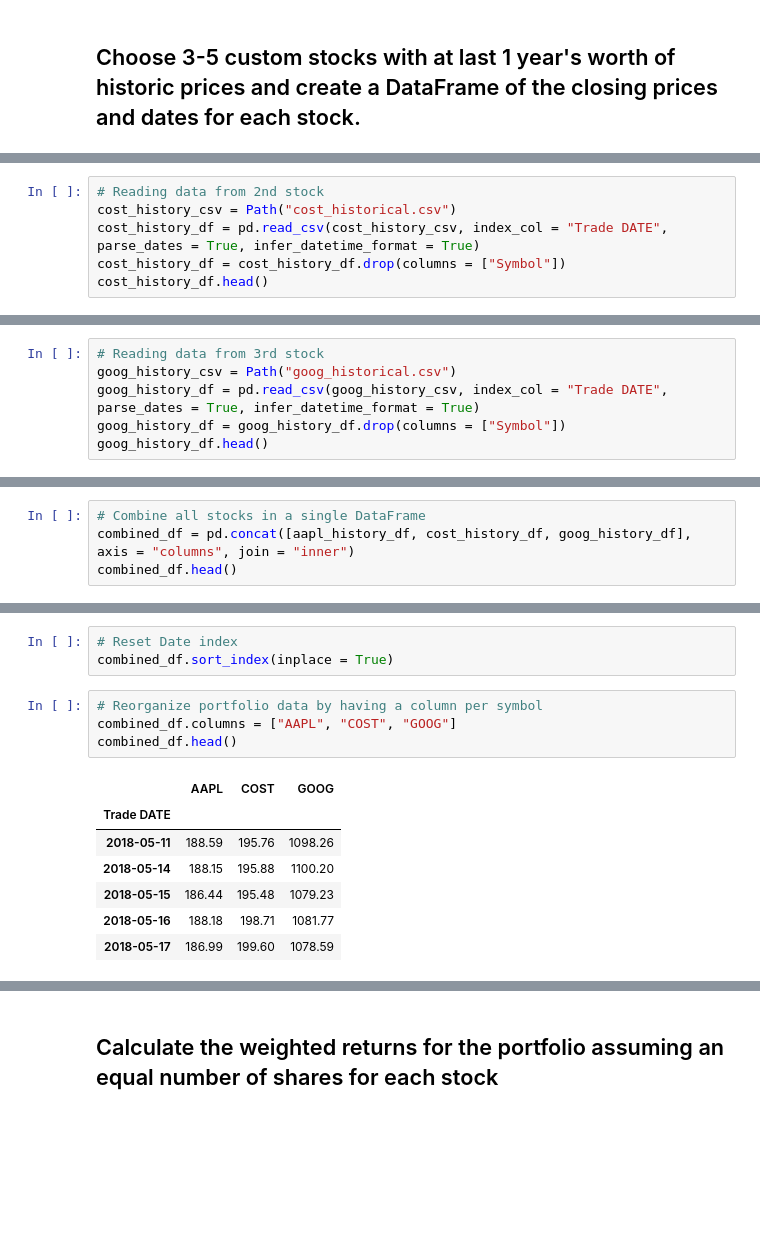
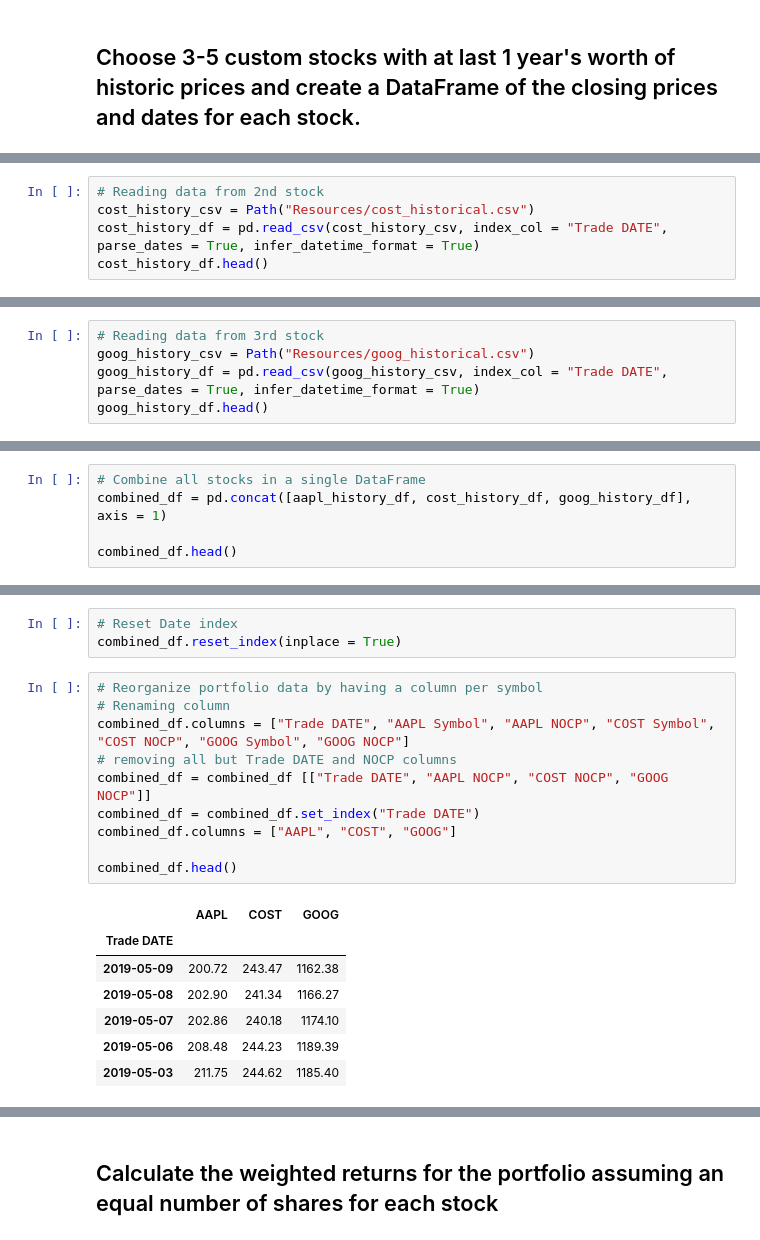
Before and after one commit to dxmolnar/Portfolio_Analysis, a Jupyter notebook: whale_analysis.ipynb, the cells around one changed output, grey strips where cells are left out. Cells and saved outputs as stored; diff of their text form; blank space fills up the shorter version.

```diff
--- a/whale_analysis.ipynb
+++ b/whale_analysis.ipynb
@@ -405,7 +441,6 @@ aapl_history_df.head()
 # %%
 # Reading data from 2nd stock
-cost_history_csv = Path("cost_historical.csv")
+cost_history_csv = Path("Resources/cost_historical.csv")
 cost_history_df = pd.read_csv(cost_history_csv, index_col = "Trade DATE", parse_dates = True, infer_datetime_format = True)
-cost_history_df = cost_history_df.drop(columns = ["Symbol"])
 cost_history_df.head()
 # %% [output]
@@ -419,7 +454,6 @@ cost_history_df.head()
 # %%
 # Reading data from 3rd stock
-goog_history_csv = Path("goog_historical.csv")
+goog_history_csv = Path("Resources/goog_historical.csv")
 goog_history_df = pd.read_csv(goog_history_csv, index_col = "Trade DATE", parse_dates = True, infer_datetime_format = True)
-goog_history_df = goog_history_df.drop(columns = ["Symbol"])
 goog_history_df.head()
 # %% [output]
@@ -433,5 +467,6 @@ goog_history_df.head()
 # %%
 # Combine all stocks in a single DataFrame
-combined_df = pd.concat([aapl_history_df, cost_history_df, goog_history_df], axis = "columns", join = "inner")
+combined_df = pd.concat([aapl_history_df, cost_history_df, goog_history_df], axis = 1)
+
 combined_df.head()
 # %% [output]
@@ -445,17 +480,23 @@ combined_df.head()
 # %%
 # Reset Date index
-combined_df.sort_index(inplace = True)
+combined_df.reset_index(inplace = True)
 # %%
 # Reorganize portfolio data by having a column per symbol
+# Renaming column
+combined_df.columns = ["Trade DATE", "AAPL Symbol", "AAPL NOCP", "COST Symbol", "COST NOCP", "GOOG Symbol", "GOOG NOCP"]
+# removing all but Trade DATE and NOCP columns
+combined_df = combined_df [["Trade DATE", "AAPL NOCP", "COST NOCP", "GOOG NOCP"]]
+combined_df = combined_df.set_index("Trade DATE")
 combined_df.columns = ["AAPL", "COST", "GOOG"]
+
 combined_df.head()
 # %% [output]
 |  | AAPL | COST | GOOG |
 | Trade DATE |  |  |  |
-| 2018-05-11 | 188.59 | 195.76 | 1098.26 |
-| 2018-05-14 | 188.15 | 195.88 | 1100.20 |
-| 2018-05-15 | 186.44 | 195.48 | 1079.23 |
-| 2018-05-16 | 188.18 | 198.71 | 1081.77 |
-| 2018-05-17 | 186.99 | 199.60 | 1078.59 |
+| 2019-05-09 | 200.72 | 243.47 | 1162.38 |
+| 2019-05-08 | 202.90 | 241.34 | 1166.27 |
+| 2019-05-07 | 202.86 | 240.18 | 1174.10 |
+| 2019-05-06 | 208.48 | 244.23 | 1189.39 |
+| 2019-05-03 | 211.75 | 244.62 | 1185.40 |
 # %%
 # Calculate daily returns
```
Also changed, not shown: parts of 47 cells of this notebook.
